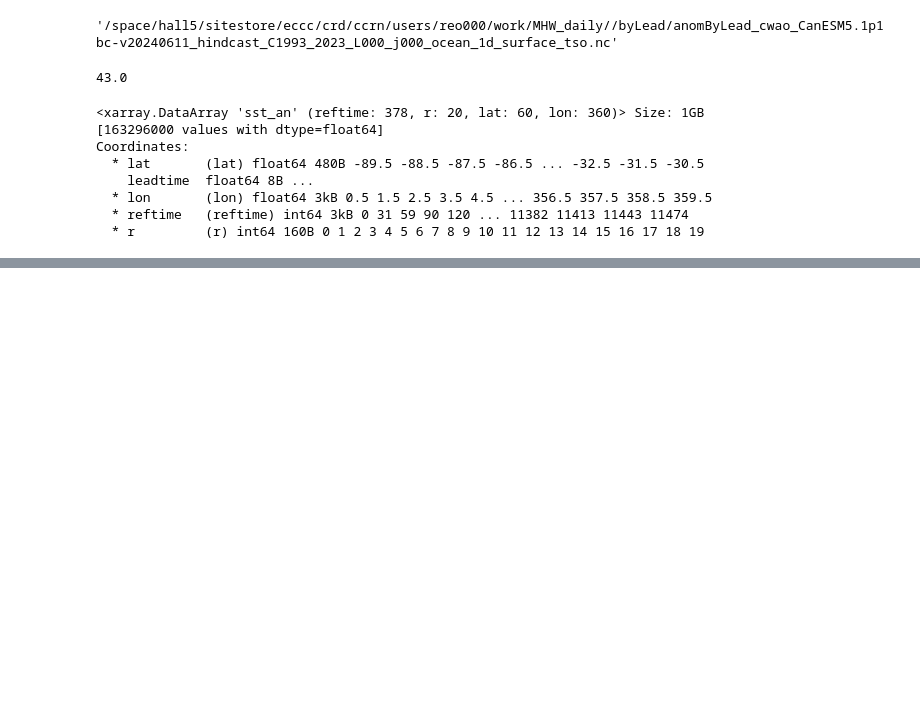
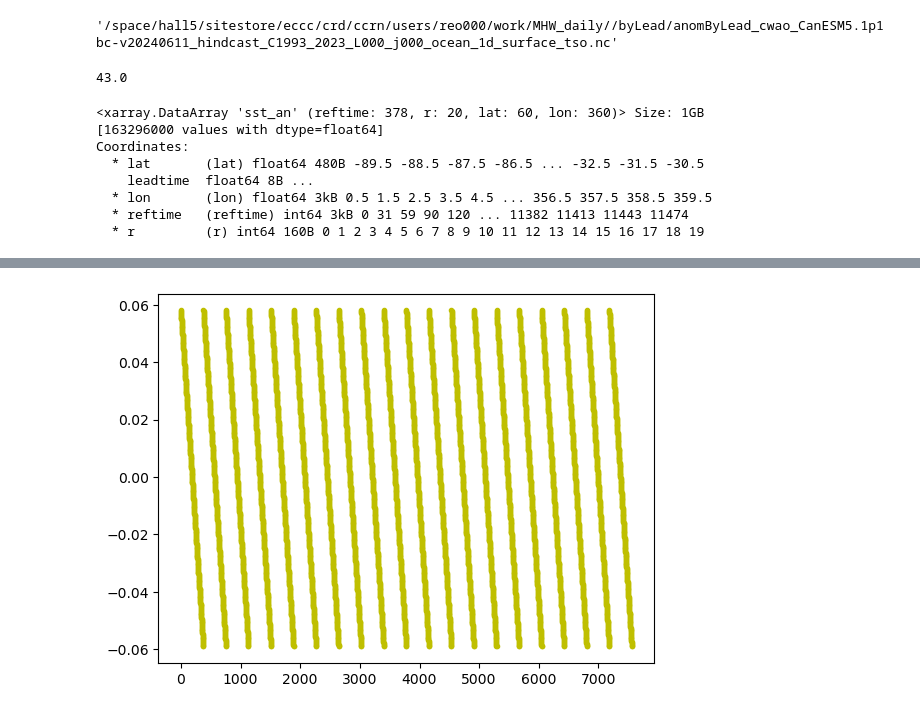
Before and after one commit to e-olson/MHW, a Jupyter notebook: MHW_Forecasts_New/MHW_daily_anom_detr.ipynb, the cells around one changed output, grey strips where cells are left out. Saved outputs shown, nothing was run; the diff lists cells and outputs as text; code cells hidden in the pictures; blank space fills up the shorter version.

```diff
--- a/MHW_Forecasts_New/MHW_daily_anom_detr.ipynb
+++ b/MHW_Forecasts_New/MHW_daily_anom_detr.ipynb
@@ -395,0 +480,13 @@ Coordinates:
+# %%
+
+data=np.asarray(mod_val)
+dshape = data.shape
+N=dshape[0]
+R=dshape[1]
+X=np.concatenate([(np.arange(0,N).reshape((N,1))*np.ones((N,R))).reshape((R*N,-1)), np.expand_dims(np.arange(0,R*N),1)],1)
+assert R*N==len(X) # check correct dimensions
+newdata = np.reshape(data,(R*N, np.prod(dshape, axis=0) // (R*N))).copy() # // is floor division; ensure copy
+b=np.linalg.lstsq(X,newdata,rcond=None)[0] # res=np.sum((np.dot(X,b)-Y)**2)
+yest=np.dot(X,b)
+yest=np.reshape(yest,(R*N,dshape[2],dshape[3])).reshape((N,R,dshape[2],dshape[3]))
+ydetr2=data-yest
@@ -445,0 +629,4 @@ plt.plot(ydetr[:,0,-1,100]-out[:,0,-1,100],'r.')
+# %%
+plt.plot(newdata[:,-21]-ydetr[:,-21],'y.');
+# %% [output]
+[figure, added]
```
Also changed, not shown: parts of 46 cells of this notebook, 22 other files.
